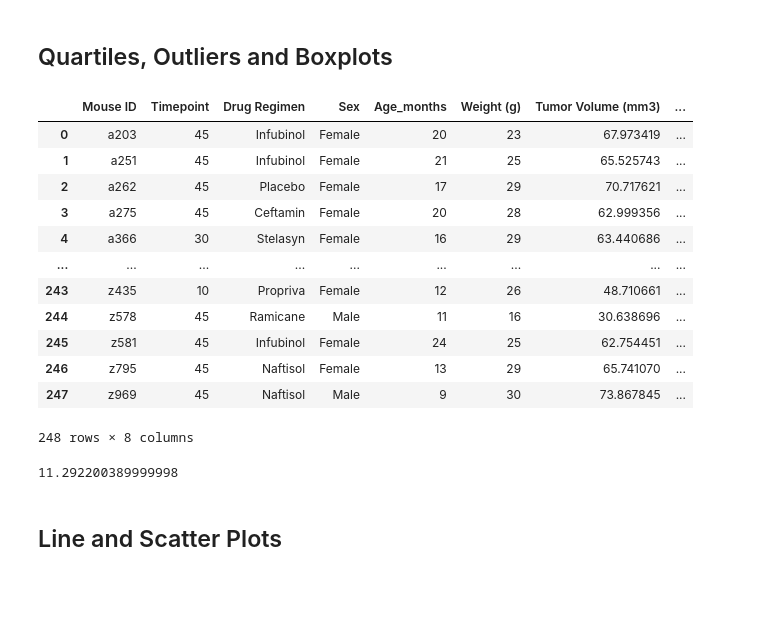
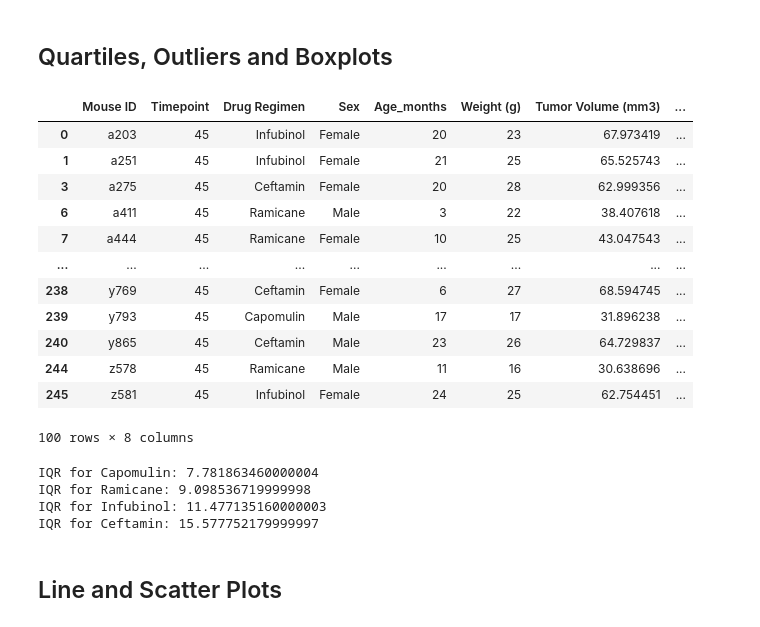
Before and after one commit to JRandle23/Matplotlib-Challenge, a Jupyter notebook: Pymaceuticals/pymaceuticals_starter.ipynb, the cells around one changed output. Cells and saved outputs as stored; diff of their text form; code cells hidden in the pictures; blank space fills up the shorter version.

Commit message:
adding quantiles code

```diff
--- a/Pymaceuticals/pymaceuticals_starter.ipynb
+++ b/Pymaceuticals/pymaceuticals_starter.ipynb
@@ -183,52 +183,59 @@ plt.show()
 # %%
 # Calculate the final tumor volume of each mouse across four of the treatment regimens:
 # Capomulin, Ramicane, Infubinol, and Ceftamin
 
 # Start by getting the last (greatest) timepoint for each mouse
 max_time = merged_clean.groupby(["Mouse ID"])['Timepoint'].max()
 max_time = max_time.reset_index()
 
 # Merge this group df with the original dataframe to get the tumor volume at the last timepoint
 merged_data = max_time.merge(merged_clean,on=['Mouse ID','Timepoint'],how="left")
-merged_data.head()
+mouse_drugs = merged_data.loc[merged_data["Drug Regimen"].isin(treatments)]
+mouse_drugs
 # %% [output]
 |  | Mouse ID | Timepoint | Drug Regimen | Sex | Age_months | Weight (g) | Tumor Volume (mm3) | ... |
 | 0 | a203 | 45 | Infubinol | Female | 20 | 23 | 67.973419 | ... |
 | 1 | a251 | 45 | Infubinol | Female | 21 | 25 | 65.525743 | ... |
-| 2 | a262 | 45 | Placebo | Female | 17 | 29 | 70.717621 | ... |
 | 3 | a275 | 45 | Ceftamin | Female | 20 | 28 | 62.999356 | ... |
-| 4 | a366 | 30 | Stelasyn | Female | 16 | 29 | 63.440686 | ... |
+| 6 | a411 | 45 | Ramicane | Male | 3 | 22 | 38.407618 | ... |
+| 7 | a444 | 45 | Ramicane | Female | 10 | 25 | 43.047543 | ... |
 | ... | ... | ... | ... | ... | ... | ... | ... | ... |
-| 243 | z435 | 10 | Propriva | Female | 12 | 26 | 48.710661 | ... |
+| 238 | y769 | 45 | Ceftamin | Female | 6 | 27 | 68.594745 | ... |
+| 239 | y793 | 45 | Capomulin | Male | 17 | 17 | 31.896238 | ... |
+| 240 | y865 | 45 | Ceftamin | Male | 23 | 26 | 64.729837 | ... |
 | 244 | z578 | 45 | Ramicane | Male | 11 | 16 | 30.638696 | ... |
 | 245 | z581 | 45 | Infubinol | Female | 24 | 25 | 62.754451 | ... |
-| 246 | z795 | 45 | Naftisol | Female | 13 | 29 | 65.741070 | ... |
-| 247 | z969 | 45 | Naftisol | Male | 9 | 30 | 73.867845 | ... |
-248 rows × 8 columns
+100 rows × 8 columns
 # %%
 # Put treatments into a list for for loop (and later for plot labels)
 # Create empty list to fill with tumor vol data (for plotting)
-# Calculate the IQR and quantitatively determine if there are any potential outliers.
+
 
 treatments = ["Capomulin", "Ramicane", "Infubinol", "Ceftamin"]
 tumor_data = []
 
 for treatment in treatments:
 
-    treatment_df = merged_data.loc[merged_data["Drug Regimen"] == treatment]
     # Locate the rows which contain mice on each drug and get the tumor volumes
+    # add subset
+    tumor_volume = mouse_drugs.loc[mouse_drugs["Drug Regimen"] == treatment, "Tumor Volume (mm3)"]
+    tumor_data.append(tumor_volume)
 
-
-    # add subset
-
+    # Calculate the IQR and quantitatively determine if there are any potential outliers.
+    quartiles = tumor_volume.quantile([.25, .5, .75])
+    lowerq = quartiles[.25]
+    upperq = quartiles[.75]
+    iqr = upperq - lowerq
+    #print(f"IQR for {treatment}: {iqr}")
 
     # Determine outliers using upper and lower bounds
-quartiles = merged_data["Tumor Volume (mm3)"].quantile([.25, .5, .75])
-lowerq = quartiles[.25]
-upperq = quartiles[.75]
-iqr = upperq - lowerq
+    lower_bound = lowerq - (1.5*iqr)
+    upper_bound = upperq + (1.5*iqr)
 # %% [output]
-11.292200389999998
+IQR for Capomulin: 7.781863460000004
+IQR for Ramicane: 9.098536719999998
+IQR for Infubinol: 11.477135160000003
+IQR for Ceftamin: 15.577752179999997
 # %%
 # Generate a box plot of the final tumor volume of each mouse across four regimens of interest
 # %% [markdown]
```
